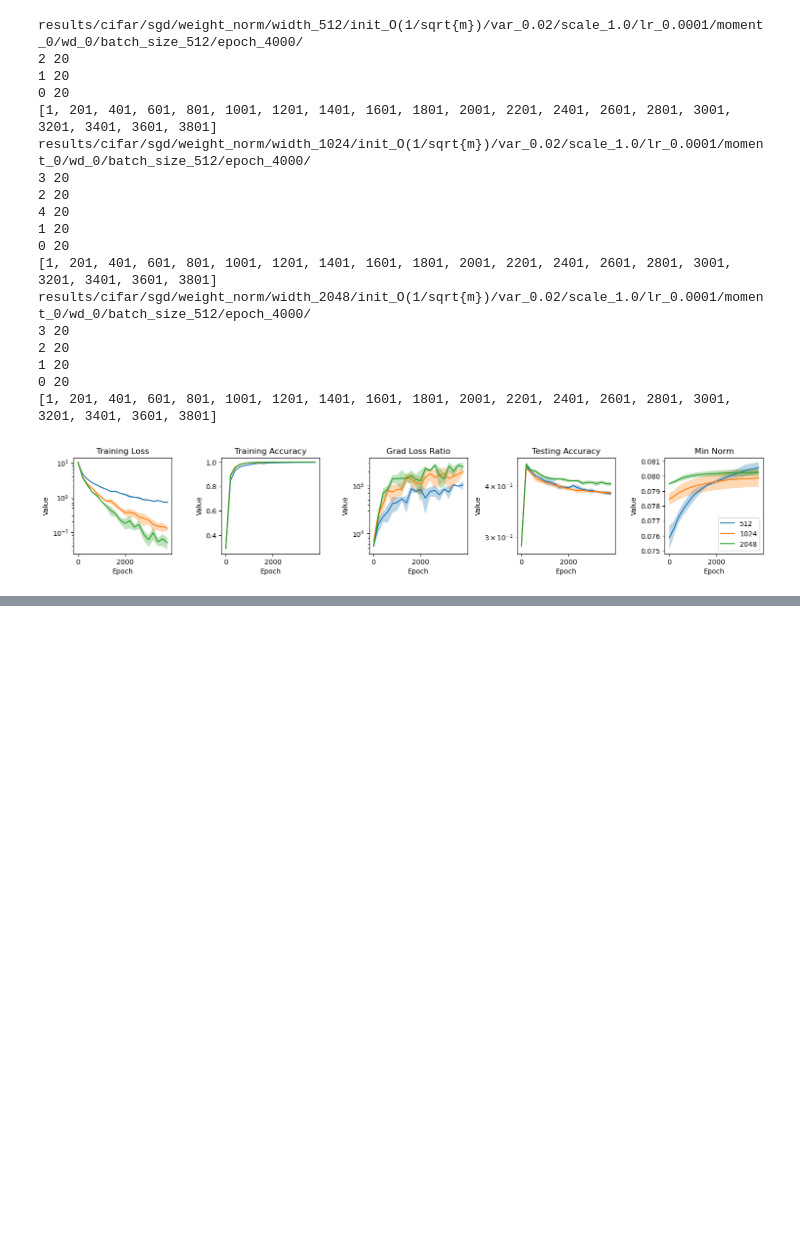
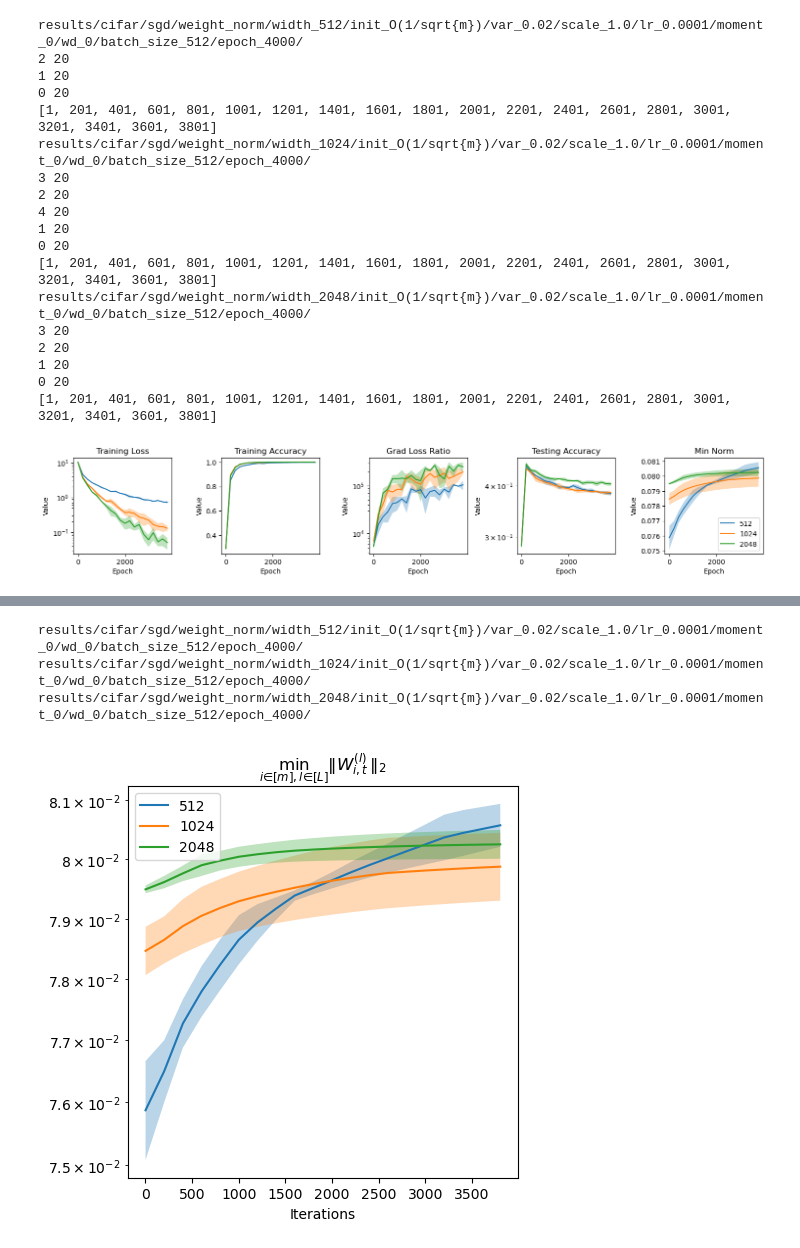
Before and after one commit to lucmonl/mlopt, a Jupyter notebook: notebook/weight_norm.ipynb, the cells around one changed output, grey strips where cells are left out. Saved outputs shown, nothing was run; the diff lists cells and outputs as text; code cells hidden in the pictures; blank space fills up the shorter version.

```diff
--- a/notebook/weight_norm.ipynb
+++ b/notebook/weight_norm.ipynb
@@ -435,0 +517,33 @@ results/cifar/sgd/weight_norm/width_2048/init_O(1/sqrt{m})/var_0.02/scale_1.0/lr
+# %%
+plt.figure(figsize=(5,5))
+lines = []
+for width in widths:
+    model_param = model_params[width]
+    directory = get_directory(width_params[width]["lr"], dataset_name, opt_name, model_name, momentum, weight_decay, batch_size, epochs, **model_param)
+    run_dir = os.listdir(f'../{directory}')
+    prev_runs = [int(x.split("_")[-1]) for x in run_dir if x.startswith("run")]
+    loss_list, acc_list, grad_loss_ratio_list, test_acc_list, wn_norm_list = [], [], [],[],[]
+
+    for run in prev_runs:
+        with open(f'../{directory}run_{run}/train_graphs.pk', 'rb') as f:
+            train_graphs = pickle.load(f)
+            #loss_list.append(train_graphs.loss)
+            wn_norm_list.append(train_graphs.wn_norm_min)
+            cur_epochs = train_graphs.log_epochs
+
+    means = np.mean(np.array(wn_norm_list), axis=0)
+    stds = np.std(np.array(wn_norm_list), axis=0)
+    #plt.plot(x, means, label="Estimated Mean")
+    lines.append(plt.semilogy(cur_epochs, means)[0])
+    plt.fill_between(cur_epochs, means - stds, means + stds, alpha=0.3, label="Confidence Interval") # 1-sigma confidence interval
+#plt.title(r'${\min_{\substack{i\in[m]\\l\in[L]}}\Vert W^{(l)}_{i,t}\Vert_2}$')
+plt.title(r'${\min_{i\in[m], l\in[L]}\Vert W^{(l)}_{i,t}\Vert_2}$')
+plt.xlabel('Iterations')
+plt.legend(lines, widths)
+plt.tight_layout()
+plt.savefig("../plots/weight_norm/min_weight_norm_cifar10_sgd.pdf")
+# %% [output]
+results/cifar/sgd/weight_norm/width_512/init_O(1/sqrt{m})/var_0.02/scale_1.0/lr_0.0001/moment_0/wd_0/batch_size_512/epoch_4000/
+results/cifar/sgd/weight_norm/width_1024/init_O(1/sqrt{m})/var_0.02/scale_1.0/lr_0.0001/moment_0/wd_0/batch_size_512/epoch_4000/
+results/cifar/sgd/weight_norm/width_2048/init_O(1/sqrt{m})/var_0.02/scale_1.0/lr_0.0001/moment_0/wd_0/batch_size_512/epoch_4000/
+[figure, added]
```
Also changed, not shown: parts of 5 cells of this notebook, 8 other files.
